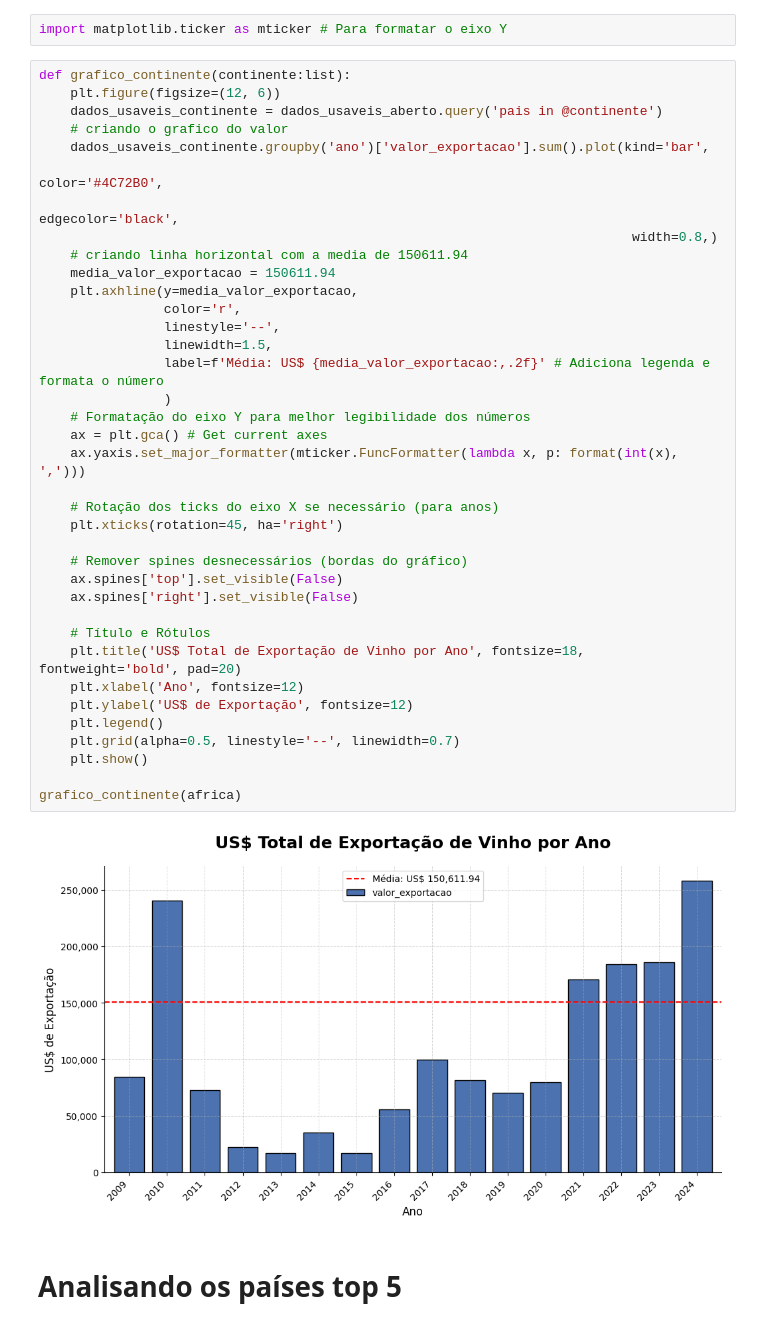
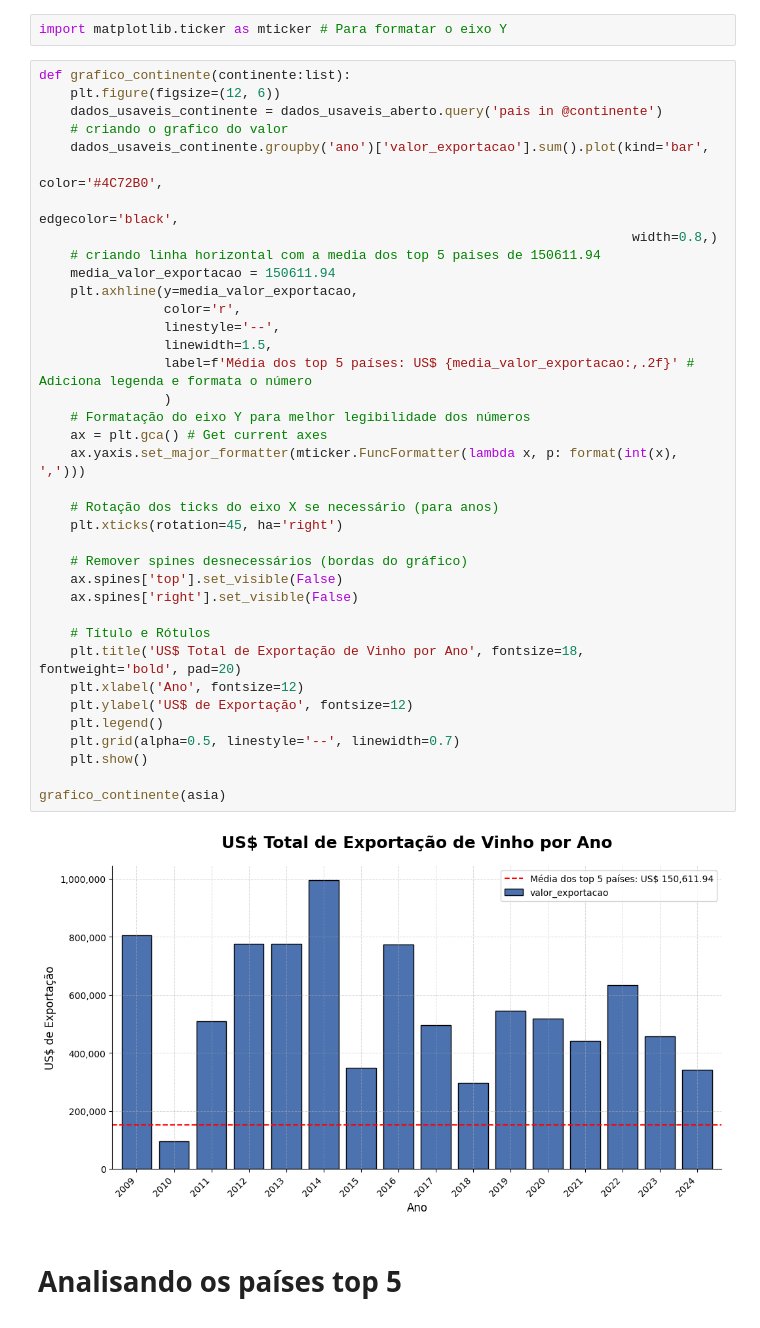
Before and after one commit to 94lucas/tech_challenge_wine, a Jupyter notebook: data_cleaning.ipynb, the cells around one changed output. Cells and saved outputs as stored; diff of their text form.

```diff
--- a/data_cleaning.ipynb
+++ b/data_cleaning.ipynb
@@ -479,37 +470,37 @@ def grafico_continente(continente:list):
     dados_usaveis_continente.groupby('ano')['valor_exportacao'].sum().plot(kind='bar',
                                                                            color='#4C72B0',
                                                                            edgecolor='black',
                                                                             width=0.8,)
-    # criando linha horizontal com a media de 150611.94
+    # criando linha horizontal com a media dos top 5 paises de 150611.94
     media_valor_exportacao = 150611.94
     plt.axhline(y=media_valor_exportacao,
                 color='r',
                 linestyle='--',
                 linewidth=1.5,
-                label=f'Média: US$ {media_valor_exportacao:,.2f}' # Adiciona legenda e formata o número
+                label=f'Média dos top 5 países: US$ {media_valor_exportacao:,.2f}' # Adiciona legenda e formata o número
                 )
     # Formatação do eixo Y para melhor legibilidade dos números
     ax = plt.gca() # Get current axes
     ax.yaxis.set_major_formatter(mticker.FuncFormatter(lambda x, p: format(int(x), ',')))
 
     # Rotação dos ticks do eixo X se necessário (para anos)
     plt.xticks(rotation=45, ha='right')
 
     # Remover spines desnecessários (bordas do gráfico)
     ax.spines['top'].set_visible(False)
     ax.spines['right'].set_visible(False)
 
     # Título e Rótulos
     plt.title('US$ Total de Exportação de Vinho por Ano', fontsize=18, fontweight='bold', pad=20)
     plt.xlabel('Ano', fontsize=12)
     plt.ylabel('US$ de Exportação', fontsize=12)
     plt.legend()
     plt.grid(alpha=0.5, linestyle='--', linewidth=0.7)
     plt.show()
 
-grafico_continente(africa)
+grafico_continente(asia)
 # %% [output]
-[figure, old version]
+[figure, new version]
 # %% [markdown]
 # Analisando os países top 5
 # %%
```
Also changed, not shown: parts of 11 cells of this notebook, 1 other file.
